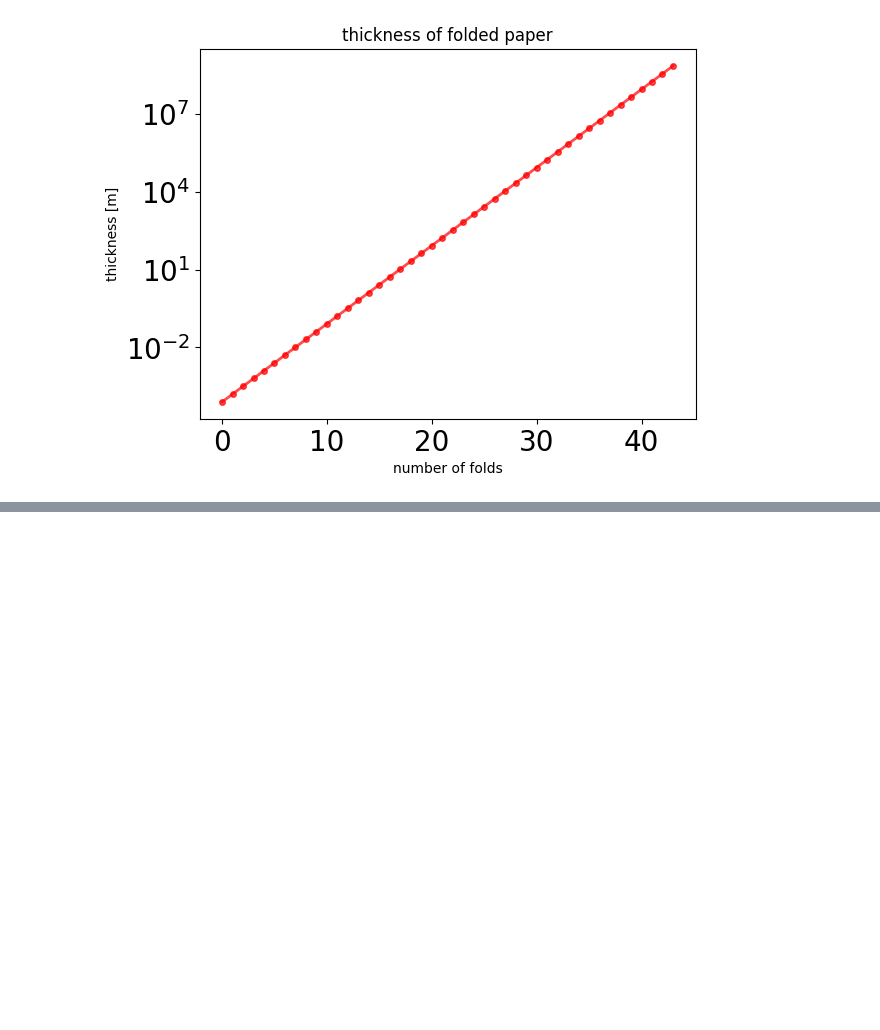
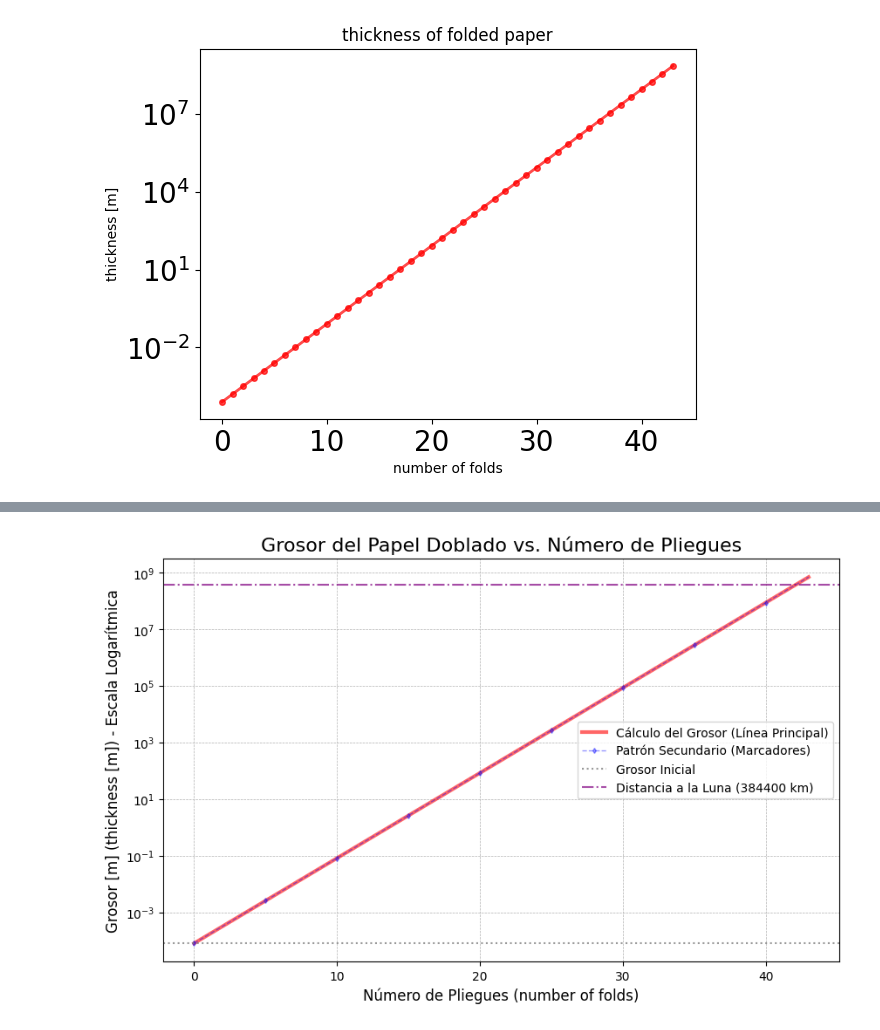
Before and after one commit to Jakelinecs/Tareas-Machine-Learning, a Jupyter notebook: N1.ipynb, the cells around one changed output, grey strips where cells are left out. Drawn from its saved outputs; the diff is of its cells as text; code cells hidden in the pictures; blank space fills up the shorter version.

Commit message:
Se creó con Colab

```diff
--- a/N1.ipynb
+++ b/N1.ipynb
@@ -119,0 +128,11 @@ plt.show()
+# %%
+FOLDS = 43
+THICKNESS = 0.00008
+
+current_thickness_for_timeit = THICKNESS  # <-- Code/command before %%timeit (ERROR)
+
+%%timeit
+for i in range(FOLDS):
+    # The loop operates on the pre-initialized variable
+    current_thickness_for_timeit *= 2
+# CÓDIGO PARA UNA CELDA SEPARADA (Método Exponenciación)
@@ -119,0 +141,73 @@ plt.show()
+# %%
+import matplotlib.pyplot as plt
+# %matplotlib inline # Mantener si se usa en Jupyter/Colab
+
+# Lista para almacenar el grosor en cada paso (código que ya tenías)
+thickness_list = []
+current_thickness = THICKNESS
+thickness_list.append(current_thickness)
+
+for i in range(FOLDS):
+    current_thickness *= 2
+    thickness_list.append(current_thickness)
+
+print(f"\n--- 3. Preparación de Datos para Gráfico ---")
+print(f"Valores almacenados: {len(thickness_list)} (0 a {FOLDS} pliegues)")
+
+
+plt.figure(figsize=(10, 6))
+
+# Título y etiquetas
+plt.title("Grosor del Papel Doblado vs. Número de Pliegues", fontsize=16)
+plt.xlabel("Número de Pliegues (number of folds)", fontsize=12)
+plt.ylabel("Grosor [m] (thickness [m]) - Escala Logarítmica", fontsize=12)
+plt.tick_params(labelsize=10)
+plt.yscale('log') # Usar escala logarítmica en el eje Y para visualizar los primeros pliegues
+
+# --- Implementación de Múltiples Patrones/Líneas (Requisito Faltante) ---
+
+# 1. Patrón principal (Línea sólida roja)
+plt.plot(
+    thickness_list,
+    'r-',                        # 'r-' = línea roja sólida
+    linewidth=3,
+    alpha=0.6,
+    label='Cálculo del Grosor (Línea Principal)'
+)
+
+# 2. Patrón Secundario (Línea punteada azul con marcadores de diamante)
+# Graficamos la misma lista, pero con un estilo diferente
+plt.plot(
+    thickness_list,
+    'b--d',                      # 'b--d' = línea azul punteada con marcadores de diamante
+    linewidth=1,
+    markersize=3,
+    alpha=0.4,
+    markevery=5,                 # Mostrar marcador solo cada 5 puntos para claridad
+    label='Patrón Secundario (Marcadores)'
+)
+
+# 3. Patrón Opcional (Línea de referencia con el grosor inicial)
+plt.axhline(
+    THICKNESS,
+    color='gray',
+    linestyle=':',
+    alpha=0.8,
+    label='Grosor Inicial'
+)
+
+# 4. Línea de la Distancia a la Luna (Referencia visual clave)
+# Aunque es una línea recta, es un "patrón" de referencia útil
+plt.axhline(
+    DISTANCE_TO_MOON_KM * 1000, # Convertir a metros
+    color='purple',
+    linestyle='-.',
+    alpha=0.7,
+    label=f'Distancia a la Luna ({DISTANCE_TO_MOON_KM} km)'
+)
+
+
+plt.legend(fontsize=10) # Mostrar la leyenda para identificar los patrones
+plt.grid(True, which="both", ls="--", linewidth=0.5) # Rejilla para mejor lectura
+plt.show()
+# %% [output]
@@ -119,0 +216 @@ plt.show()
+[figure, added]
```
Also changed, not shown: parts of 8 cells of this notebook.
